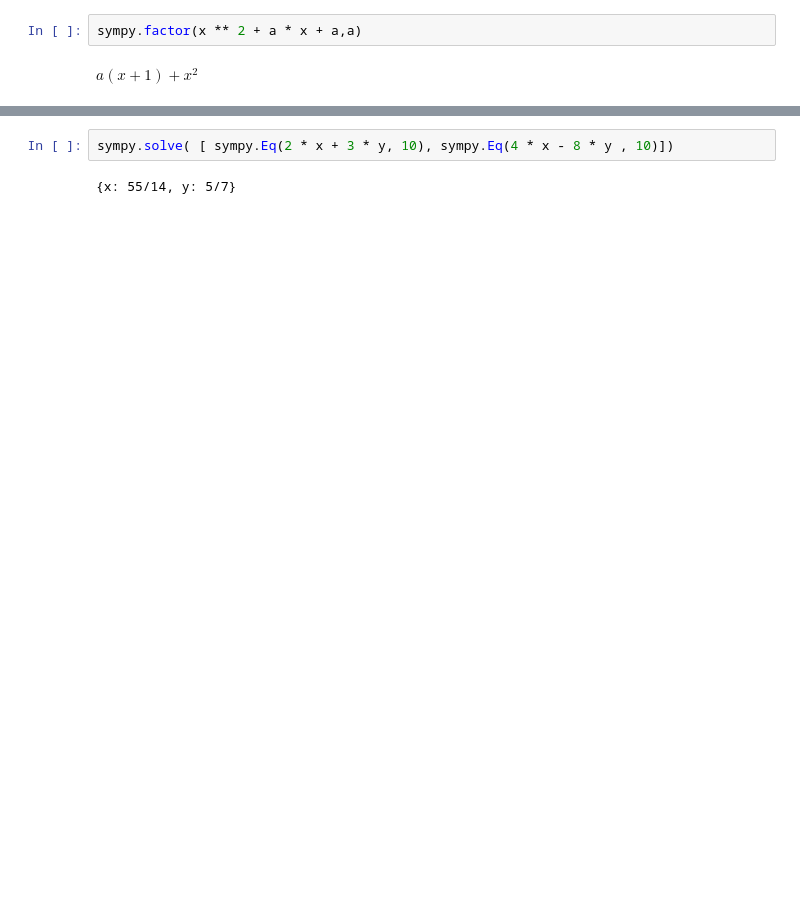
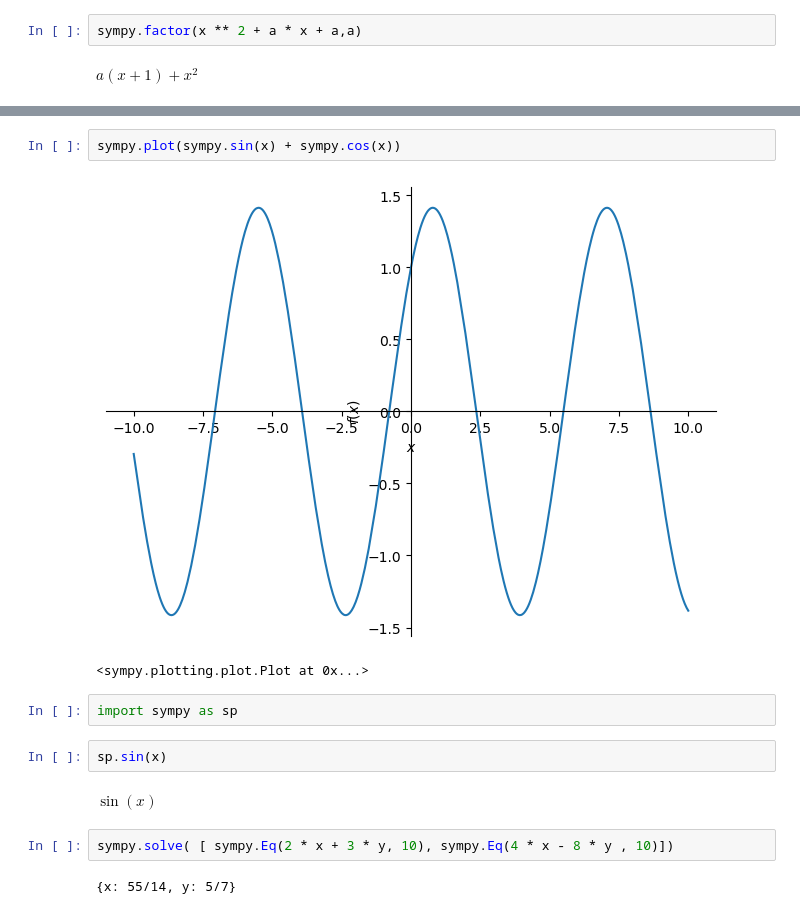
Before and after one commit to mattoxb/cs101-jupyter, a Jupyter notebook: Symbols.ipynb, the cells around one changed output, grey strips where cells are left out. Cells and saved outputs as stored; diff of their text form; blank space fills up the shorter version.

```diff
--- a/Symbols.ipynb
+++ b/Symbols.ipynb
@@ -119,3 +174,14 @@ y  = sympy.S('y')
+# %%
+sympy.plot(sympy.sin(x) + sympy.cos(x))
+# %% [output]
+[figure, added]
+<sympy.plotting.plot.Plot at 0x...>
+# %%
+import sympy as sp
+# %%
+sp.sin(x)
+# %% [output]
+$\displaystyle \sin{\left(x \right)}$
 # %%
 sympy.solve( [ sympy.Eq(2 * x + 3 * y, 10), sympy.Eq(4 * x - 8 * y , 10)])
 # %% [output]
```
Also changed, not shown: parts of 47 cells of this notebook, 1 other file.
